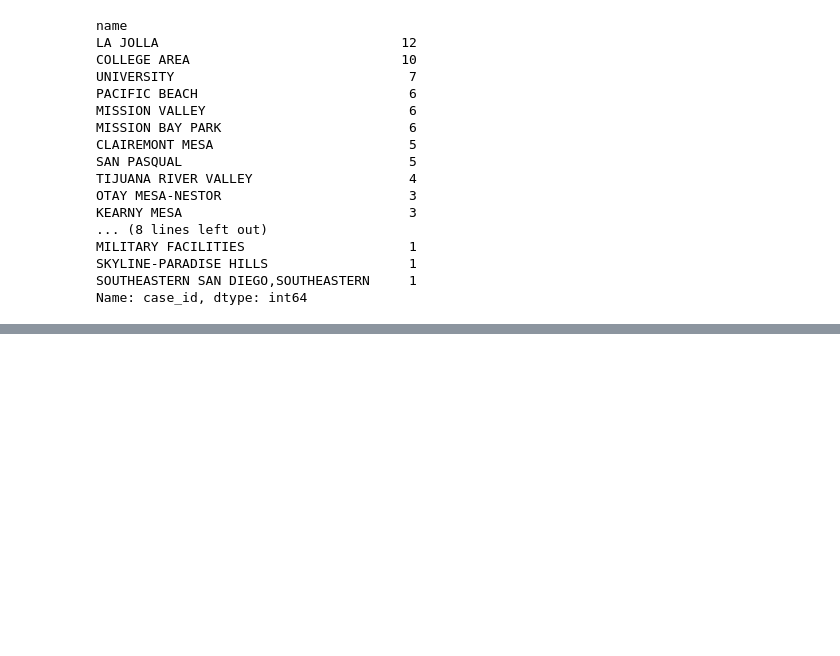
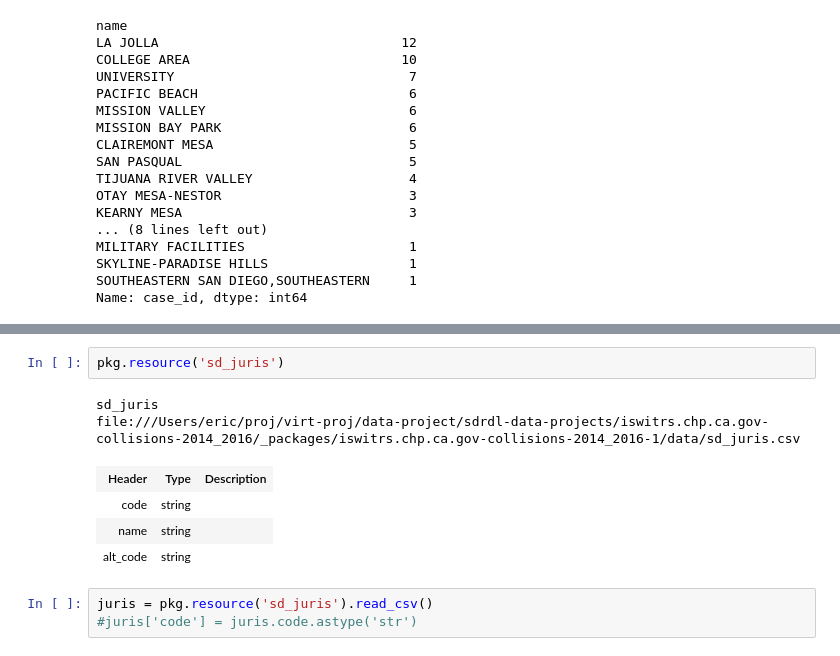
Before and after one commit to SDRDLAnalysts/data-projects, a Jupyter notebook: iswitrs.chp.ca.gov-collisions-2014_2016/notebooks/Accidents By Community.ipynb, the cells around one changed output, grey strips where cells are left out. Drawn from its saved outputs; the diff is of its cells as text; blank space fills up the shorter version.

```diff
--- a/iswitrs.chp.ca.gov-collisions-2014_2016/notebooks/Accidents By Community.ipynb
+++ b/iswitrs.chp.ca.gov-collisions-2014_2016/notebooks/Accidents By Community.ipynb
@@ -124,0 +174,12 @@ Name: case_id, dtype: int64
+# %%
+pkg.resource('sd_juris')
+# %% [output]
+sd_juris
+file:///Users/eric/proj/virt-proj/data-project/sdrdl-data-projects/iswitrs.chp.ca.gov-collisions-2014_2016/_packages/iswitrs.chp.ca.gov-collisions-2014_2016-1/data/sd_juris.csv
+| Header | Type | Description |
+| code | string |  |
+| name | string |  |
+| alt_code | string |  |
+# %%
+juris = pkg.resource('sd_juris').read_csv()
+#juris['code'] = juris.code.astype('str')
```
Also changed, not shown: parts of 6 cells of this notebook, 3 other files.
